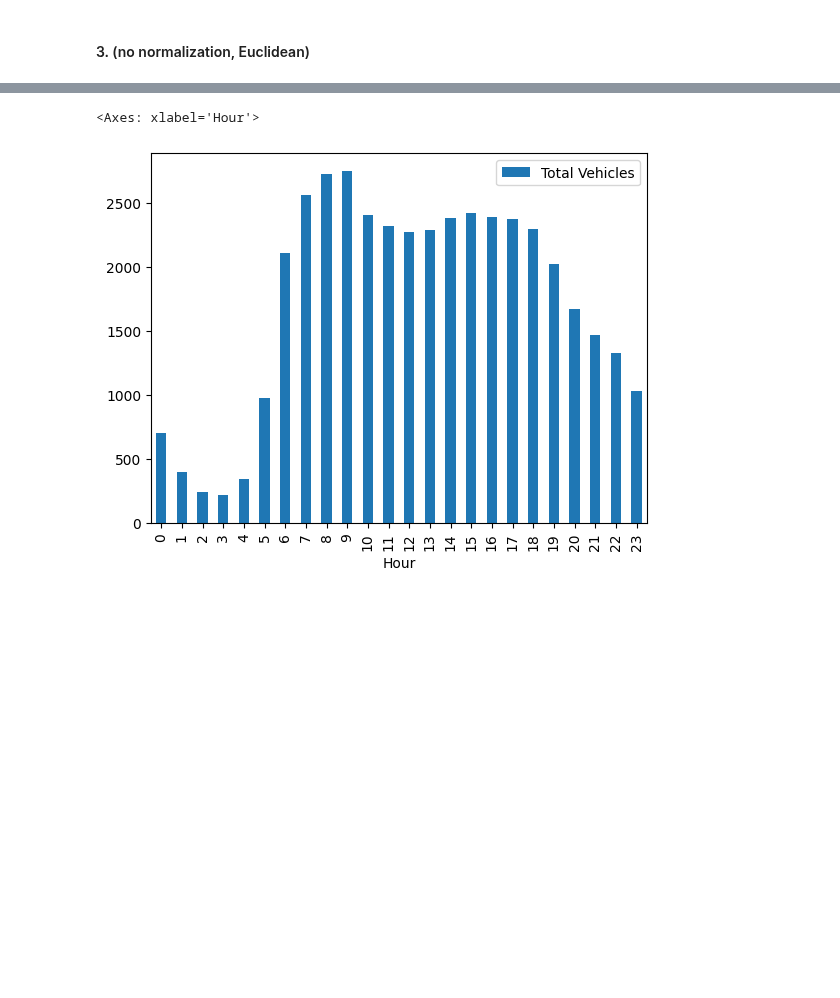
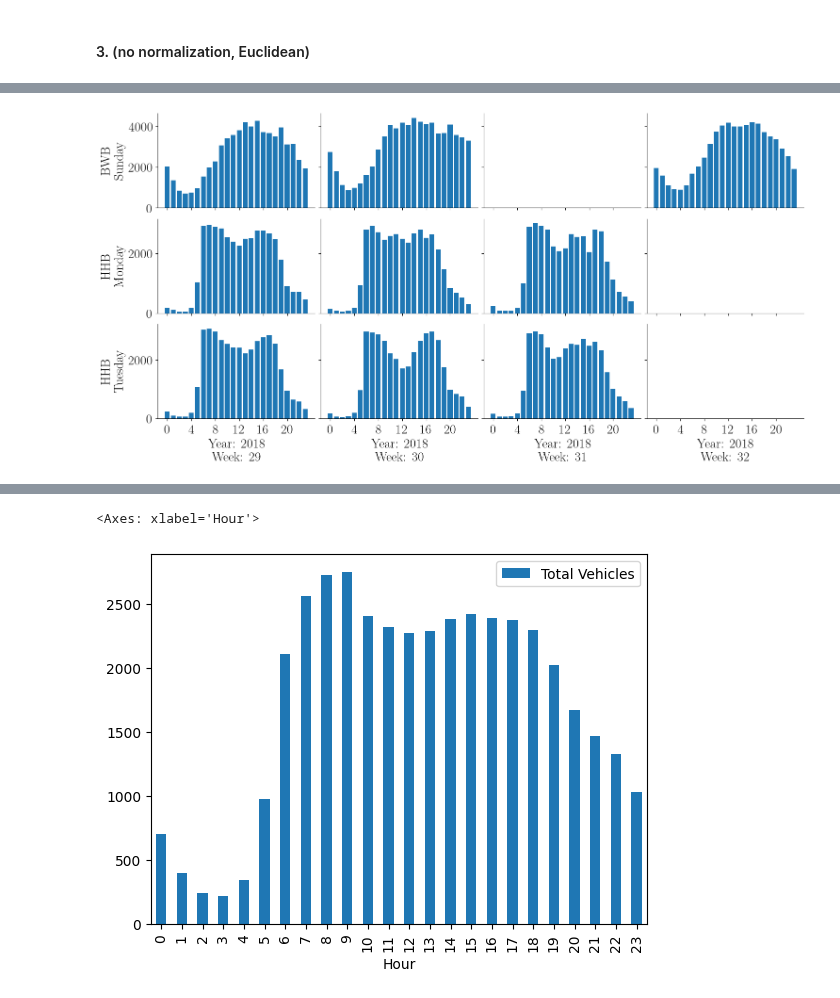
Before and after one commit to jacobf18/Dist-NN, a Jupyter notebook: mta_data.ipynb, the cells around one changed output, grey strips where cells are left out. Drawn from its saved outputs; the diff is of its cells as text; code cells hidden in the pictures; blank space fills up the shorter version.

```diff
--- a/mta_data.ipynb
+++ b/mta_data.ipynb
@@ -340,0 +483,5 @@ euclidean_dists_raw = get_euclidean_dists(key, data_dict)
+# %%
+pairwise_euclidean_dists = get_euclidean_dists(data_dict)
+# %%
+with open('pairwise_euclidean_dists.pkl', 'wb') as f:
+    pickle.dump(pairwise_euclidean_dists, f)
@@ -358,0 +544,49 @@ Number of neighbors (including self): 42
+# %%
+import seaborn as sns
+
+label_size = 20
+mpl.rcParams['text.usetex'] = True
+mpl.rcParams['xtick.labelsize'] = label_size
+mpl.rcParams['ytick.labelsize'] = label_size
+mpl.rcParams['axes.labelsize'] = label_size
+mpl.rcParams['axes.titlesize'] = label_size
+mpl.rcParams['figure.titlesize'] = label_size
+mpl.rcParams['lines.markersize'] = label_size
+mpl.rcParams['grid.linewidth'] = 2.5
+mpl.rcParams['legend.fontsize'] = label_size
+pylab.rcParams['xtick.major.pad']=5
+pylab.rcParams['ytick.major.pad']=5
+
+fig, axes = plt.subplots(3, 4, figsize=(15, 7.5), sharey='row', sharex='col', layout="compressed")
+min_x = np.inf
+max_x = -np.inf
+skip = set([(0,0), (2,4), (1,5), (2,2)])
+min_xs = {i: np.inf for i in range(6)}
+max_xs = {i: -np.inf for i in range(6)}
+start_i = 20
+start_j = 46
+days_of_the_week = ['Monday', 'Tuesday', 'Wednesday', 'Thursday', 'Friday', 'Saturday', 'Sunday']
+for i in range(3):
+    for j in range(4):
+        if i == 2:
+            year = index_to_key[(start_i + i, start_j + j)][1][1]
+            week = index_to_key[(start_i + i, start_j + j)][1][0]
+            axes[i,j].set_xlabel(f'Year: {year}\nWeek: {week}')
+            axes[i,j].set_xticks(range(0, 24, 4))
+        axes[i,j].spines['top'].set_visible(False)
+        axes[i,j].spines['right'].set_visible(False)
+
+        if mask_matrix[start_i + i, start_j + j] == 0:
+            continue
+        data = data_dict[index_to_key[(start_i + i, start_j + j)]].values.flatten()
+        axes[i,j].bar(range(24), data)
+        min_xs[j] = min(min_xs[j], np.min(data))
+        max_xs[j] = max(max_xs[j], np.max(data))
+
+    day_of_week = days_of_the_week[rows[start_i+i][1] - 1]
+    plaza_name = plaza_ids_to_acronyms[rows[start_i+i][0]]
+    axes[i,0].set_ylabel(f'{plaza_name}\n{day_of_week}')
+plt.savefig('figures/mta_figures/traffic_data.pdf', bbox_inches='tight')
+plt.show()
+# %% [output]
+[figure, added]
```
Also changed, not shown: parts of 45 cells of this notebook, 1 other file.
